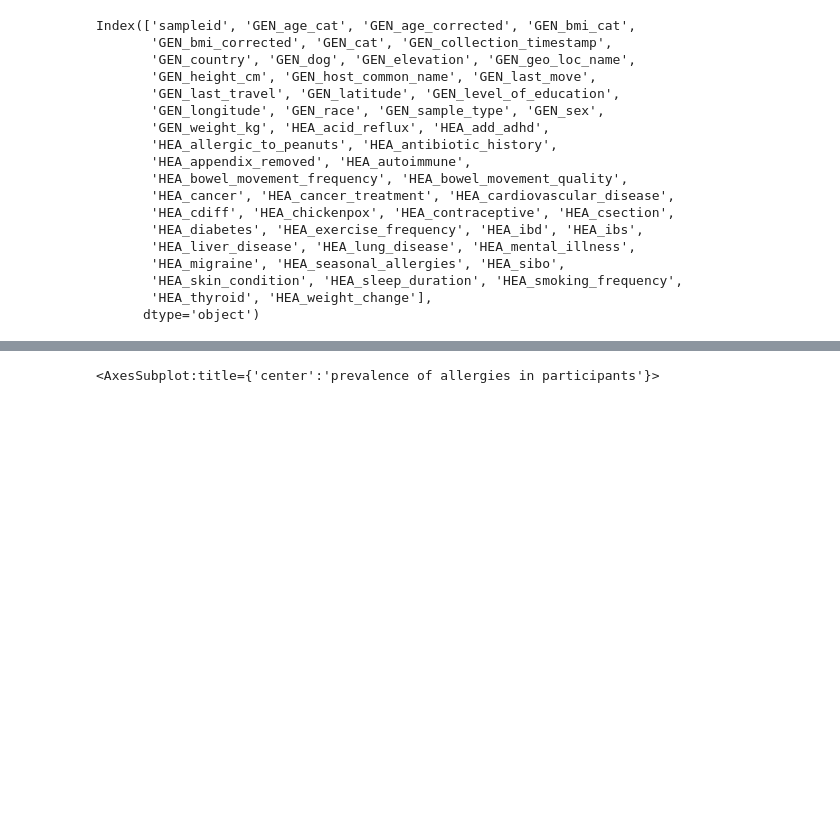
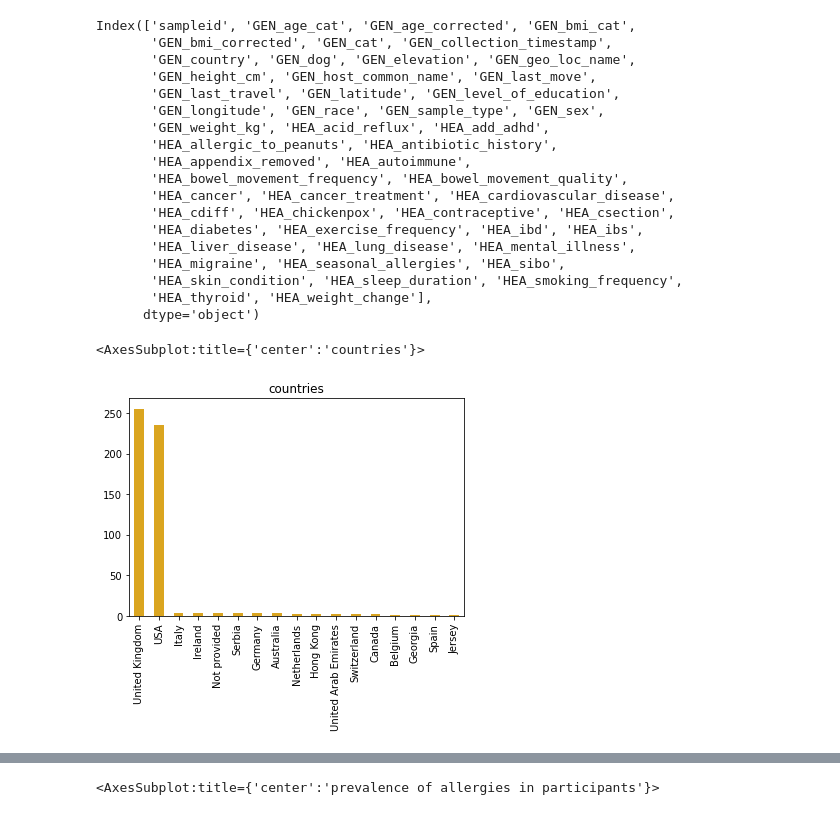
Before and after one commit to annawet/Poop-Power, a Jupyter notebook: ExploringMetadata.ipynb, the cells around one changed output, grey strips where cells are left out. Cells and saved outputs as stored; diff of their text form; code cells hidden in the pictures; blank space fills up the shorter version.

```diff
--- a/ExploringMetadata.ipynb
+++ b/ExploringMetadata.ipynb
@@ -51,3 +51,13 @@ Index(['sampleid', 'GEN_age_cat', 'GEN_age_corrected', 'GEN_bmi_cat',
        'HEA_skin_condition', 'HEA_sleep_duration', 'HEA_smoking_frequency',
        'HEA_thyroid', 'HEA_weight_change'],
       dtype='object')
+# %%
+#looking at the participants 'demographic'
+demographics = ['GEN_age_cat', 'GEN_age_corrected','GEN_bmi_cat', 'GEN_bmi_corrected', 'GEN_cat', 'GEN_country',
+                'GEN_dog', 'GEN_elevation', 'GEN_geo_loc_name','GEN_height_cm', 'GEN_sex', 'GEN_race', 'GEN_level_of_education',
+               'GEN_weight_kg']
+df_demo = df_metadata.loc[:, demographics]
+df_demo.GEN_country.value_counts().plot(kind = 'bar', title = 'countries', color = 'goldenrod')
+# %% [output]
+<AxesSubplot:title={'center':'countries'}>
+[figure, added]
```
Also changed, not shown: parts of 8 cells of this notebook.
